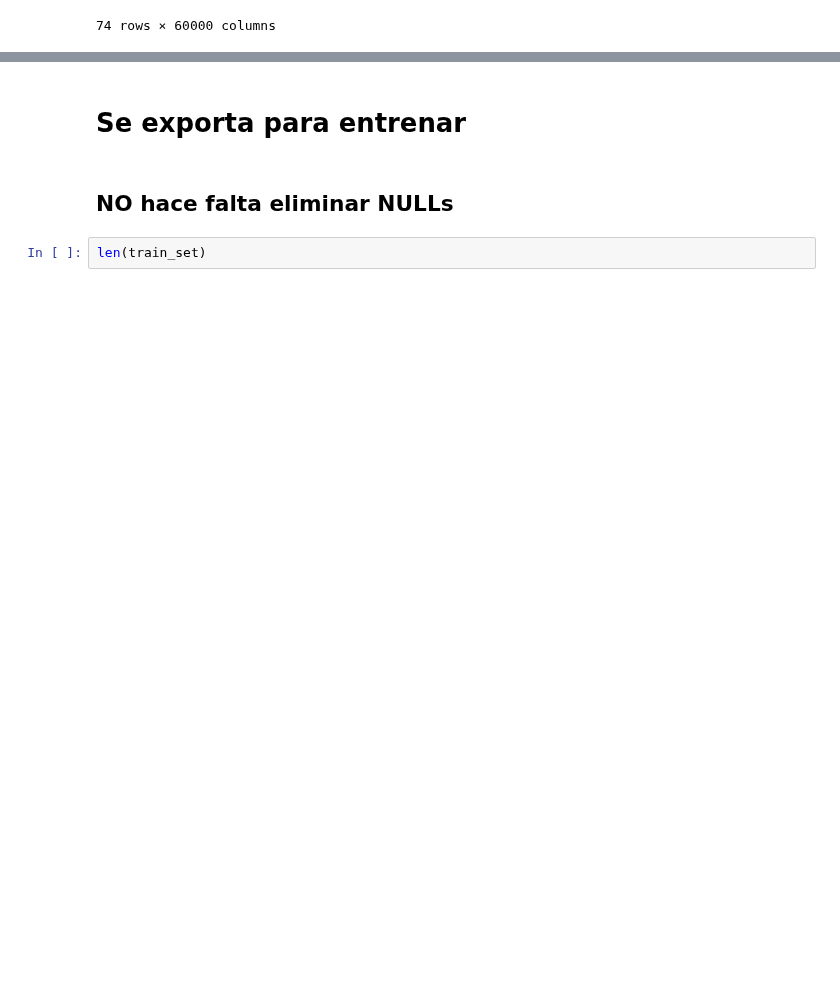
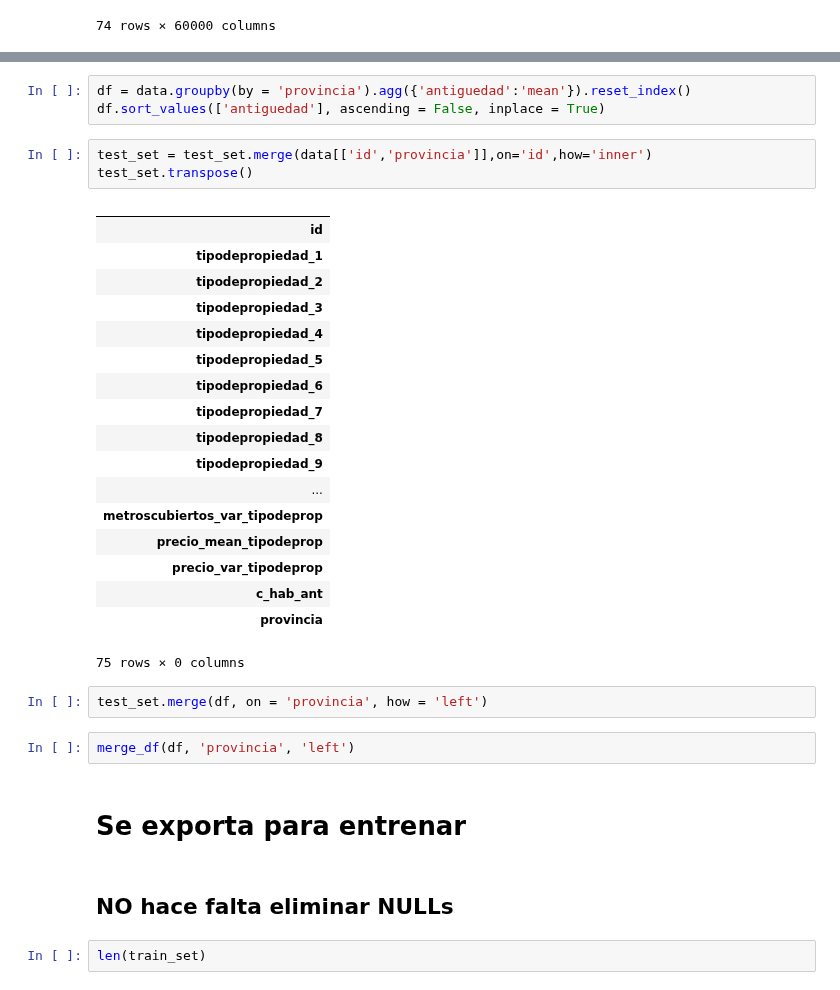
Before and after one commit to Alaneta/Datacones, a Jupyter notebook: tp2/1_Features_XG.ipynb, the cells around one changed output, grey strips where cells are left out. Cells and saved outputs as stored; diff of their text form; blank space fills up the shorter version.

```diff
--- a/tp2/1_Features_XG.ipynb
+++ b/tp2/1_Features_XG.ipynb
@@ -790,3 +826,32 @@ test_set.transpose()
+# %%
+df = data.groupby(by = 'provincia').agg({'antiguedad':'mean'}).reset_index()
+df.sort_values(['antiguedad'], ascending = False, inplace = True)
+# %%
+test_set = test_set.merge(data[['id','provincia']],on='id',how='inner')
+test_set.transpose()
+# %% [output]
+|  |
+| id |
+| tipodepropiedad_1 |
+| tipodepropiedad_2 |
+| tipodepropiedad_3 |
+| tipodepropiedad_4 |
+| tipodepropiedad_5 |
+| tipodepropiedad_6 |
+| tipodepropiedad_7 |
+| tipodepropiedad_8 |
+| tipodepropiedad_9 |
+| ... |
+| metroscubiertos_var_tipodeprop |
+| precio_mean_tipodeprop |
+| precio_var_tipodeprop |
+| c_hab_ant |
+| provincia |
+75 rows × 0 columns
+# %%
+test_set.merge(df, on = 'provincia', how = 'left')
+# %%
+merge_df(df, 'provincia', 'left')
 # %% [markdown]
 # Se exporta para entrenar
 # %% [markdown]
```
Also changed, not shown: parts of 8 cells of this notebook.
